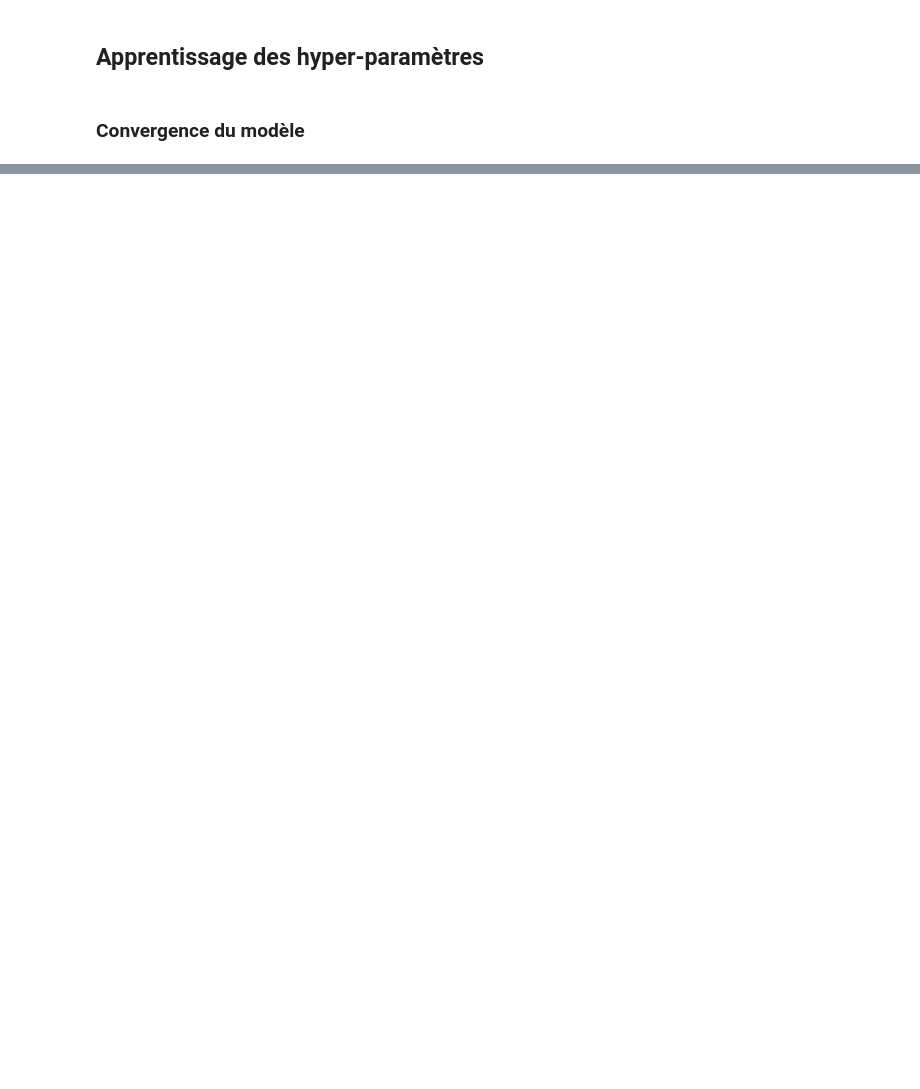
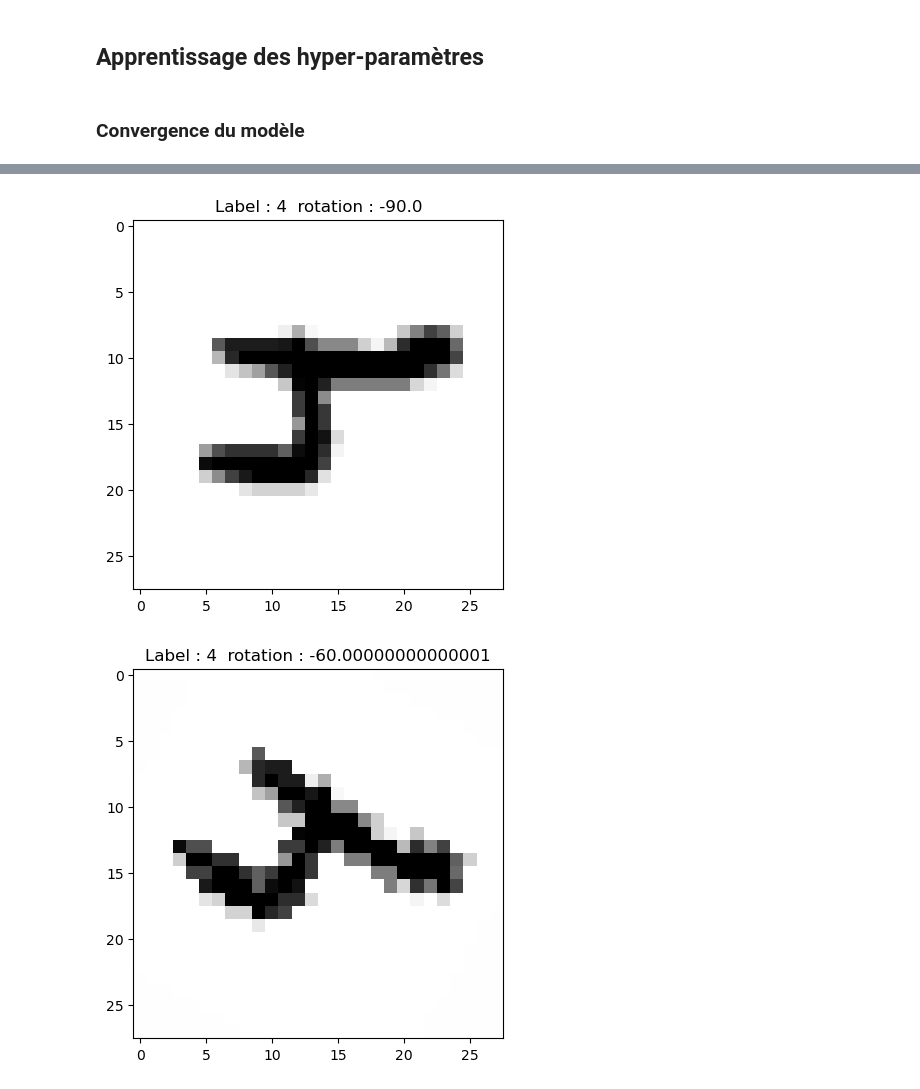
Before and after one commit to lauronta/dm2_NNs, a Jupyter notebook: DM2_MNIST.ipynb, the cells around one changed output, grey strips where cells are left out. Saved outputs shown, nothing was run; the diff lists cells and outputs as text; code cells hidden in the pictures; blank space fills up the shorter version.

```diff
--- a/DM2_MNIST.ipynb
+++ b/DM2_MNIST.ipynb
@@ -69,8 +69,7 @@ cross_val_score(mlp, X_train, y_train_5,cv=3, scoring='accuracy')
 ### Convergence du modèle
 # %%
 
-im_test = X[2,:]
-im_test_lab = y[2]
+
 
 def rotate(img, theta):
 
@@ -79,19 +78,12 @@ def rotate(img, theta):
     new_img = np.ones((28,28))
     img = img.reshape((28,28)) # in case img is not shaped correctly
 
+    coords = [(i,j) for i in range(28) for j in range(28)]
     # for each cell/pixel in new image calculate the rotated coordinate and assign pixel value to the one of the corresponding rotated cell
-    for i in range(28):
-        for j in range(28):
-            new_coord = rot @ np.array([[j-13.5],[13.5-i]]) # change coordinate in (x,y) space, reproject with a rotation of theta angle
-            new_coord = np.ceil(new_coord * np.array([[1],[-1]]) + np.array([[13.5],[13.5]])) # change back (x,y) -> to cell coordinate (j,i)
+    for i,j in coords:
+        new_coord = rot @ np.array([[j-13.5],[13.5-i]]) # change coordinate in (x,y) space, reproject with a rotation of theta angle
+        new_coord = np.ceil(new_coord * np.array([[1],[-1]]) + np.array([[13.5],[13.5]])) # change back (x,y) -> to cell coordinate (j,i)
 
-            if np.all(new_coord< np.array([[28],[28]])) & np.all(new_coord >= np.array([[0],[0]])): # check if new coordinate is within bounds to prevent errors
-                new_img[i,j] = img[int(new_coord[1,0]),int(new_coord[0,0])] # assign (i,j) to (j',i') (note coordinate is inverted on purpose)
+        if np.all(new_coord< np.array([[28],[28]])) & np.all(new_coord >= np.array([[0],[0]])): # check if new coordinate is within bounds to prevent errors
+            new_img[i,j] = img[int(new_coord[1,0]),int(new_coord[0,0])] # assign (i,j) to (j',i') (note coordinate is inverted on purpose)
     return new_img
-
-
-for deg in np.linspace(-np.pi/2,np.pi/2,7):
-    plt.figure()
-    plt.imshow(rotate(im_test,deg),cmap=matplotlib.cm.binary)
-    #plt.plot(np.linspace(0,2*np.pi,100), [np.cos(i) for i in np.linspace(0,2*np.pi,100)])
-    plt.title("Label : {}  rotation : {}".format(im_test_lab,deg*180/np.pi))
@@ -105,0 +90,11 @@ for deg in np.linspace(-np.pi/2,np.pi/2,7):
+# %%
+im_test = X_train[7,:]
+im_test_lab = y_train[7]
+for deg in np.linspace(-np.pi/2,np.pi/2,7):
+    plt.figure()
+    plt.imshow(rotate(im_test,deg),cmap=matplotlib.cm.binary)
+    #plt.plot(np.linspace(0,2*np.pi,100), [np.cos(i) for i in np.linspace(0,2*np.pi,100)])
+    plt.title("Label : {}  rotation : {}".format(im_test_lab,deg*180/np.pi))
+# %% [output]
+[figure, added]
+[figure, added]
```
Also changed, not shown: parts of 5 cells of this notebook.
